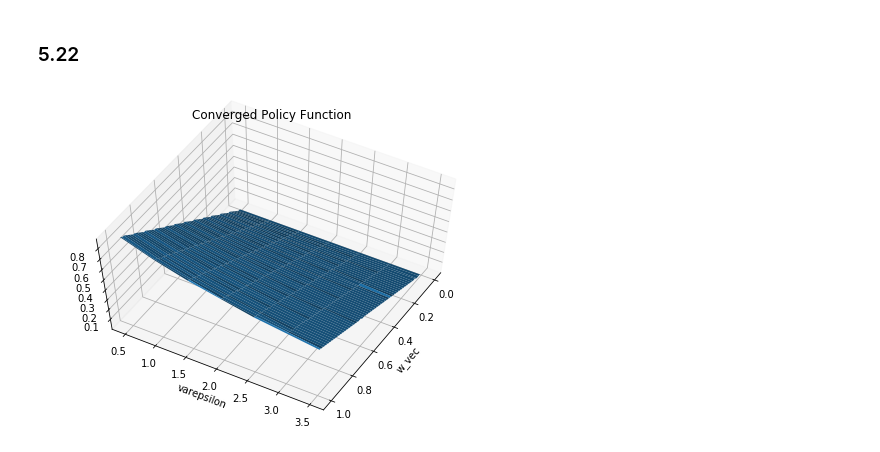
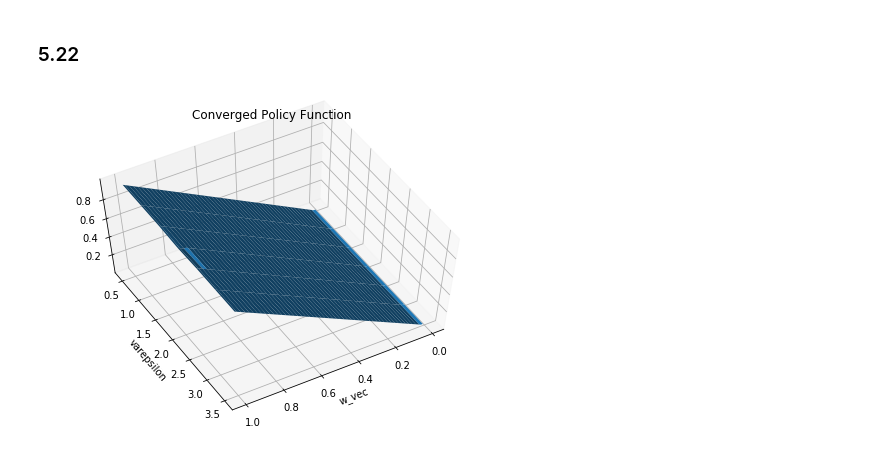
Before and after one commit to zeyuxu1997/persp-model-econ_W19, a Jupyter notebook: ProblemSets/PS3/hw3.ipynb, the cells around one changed output. Drawn from its saved outputs; the diff is of its cells as text; code cells hidden in the pictures.

```diff
--- a/ProblemSets/PS3/hw3.ipynb
+++ b/ProblemSets/PS3/hw3.ipynb
@@ -225,7 +225,8 @@ def optimize(init=W, u = lambda x: np.log(x),
     V = np.log(W)
     N = 100
     c_mat = W.reshape(-1,1)-W
-    c_mat[c_mat<=0] = 1e-7
+    c_pos = c_mat>0
+    c_mat[~c_pos] = 1e-7
     u_mat = u(c_mat)
     Error = 1
     count = 0
@@ -234,7 +235,7 @@ def optimize(init=W, u = lambda x: np.log(x),
         new_W = np.array(W)
         new_V = np.array(V)
         V_matrix = np.tile(V.reshape(1,100),(100,1))
-        V_matrix[c_mat<=0] = -9e+4
+        V_matrix[~c_pos] = -9e+4
         for i in range(N):
             new_V[i] = -9e+4
             for j in range(N):
@@ -408,32 +414,30 @@ The distance metric is 45472437320.31374
 # %%
 def new_optimize(init=W, E = varepsilon, P = Gamma, u = lambda x: np.log(x),
                  beta = 0.9, error = 1e-9, maxiter = 1000):
-    W = init
+    W_arr =  np.tile(init.reshape(100,1,1), (1,7,100))
+    W_prime_arr = np.tile(init.reshape(1,1,100), (100,7,1))
     Gamma = P
+    pr_e_mat = np.tile(Gamma.reshape(1,7), (100,1))
     varepsilon = E
-    V = np.zeros((W.size, Gamma.size))
-    for i in range(Gamma.size):
-        V[:,i] = varepsilon[i]*np.log(W)
-    c_mat = W.reshape(-1,1)-W
-    c_mat[c_mat<=0] = 1e-7
-    u_mat = u(c_mat)
+    V = np.zeros((100,7))
+    c_mat = W_arr-W_prime_arr
+    c_pos = c_mat>0
+    c_mat[~c_pos] = 1e-4
+    e_arr = np.tile(Gamma.reshape(1,7,1), (100,1,100))
+    u_mat = u(c_mat)*e_arr
     Error = 1
     count = 0
     while Error>error and count <= maxiter:
-        new_W = np.tile(W.reshape(-1,1),(1,7))
-        new_V = np.array(V)
-        for j in range(7):
-            e = varepsilon[j]
-            for i in range(100):
-                w = W[i]
-                new_V[i,j] = -np.inf
-                for k in range(i):
-                    v_value = e*u_mat[i,k] + beta*\
-                              sum(Gamma[p]*V[k,p] for p in range(7))
-                    if v_value > new_V[i,j]:
-                        new_W[i,j] = W[k]
-                        new_V[i,j] = v_value
+        count += 1
+        EV_prime = (pr_e_mat * V).sum(axis=1)
+        EV_prime_cube = np.tile(EV_prime.reshape((1,1,100)), (100,7,1))
+        EV_prime_cube[~c_pos] = -9e+4
+        V_new_cube = u_mat+beta*EV_prime_cube
+        new_V = (u_mat + beta * EV_prime_cube).max(axis=2)
+        W_index = (u_mat + beta * EV_prime_cube).argmax(axis=2)
+        new_W = init[W_index]
         Error = ((V-new_V)**2).sum()
+        print("Iteration =",count,"Distance =",Error)
         V = new_V
     return new_V,new_W
 
@@ -463,12 +467,12 @@ The policy function is
 # %%
 X, Y = np.meshgrid(W, varepsilon)
 new_fig = plt.figure(figsize=(8, 6))
 new_ax = new_fig.add_subplot(111, projection='3d')
 new_ax.plot_surface(X.T, Y.T, new_W)
 new_ax.set_xlabel('w_vec')
 new_ax.set_ylabel('varepsilon')
 new_ax.set_title("Converged Policy Function")
-new_ax.view_init(elev=60,azim=30)
+new_ax.view_init(elev=60,azim=60)
 plt.show()
 # %% [output]
-[figure, old version]
+[figure, new version]
```
Also changed, not shown: parts of 4 cells of this notebook, 2 other files.
